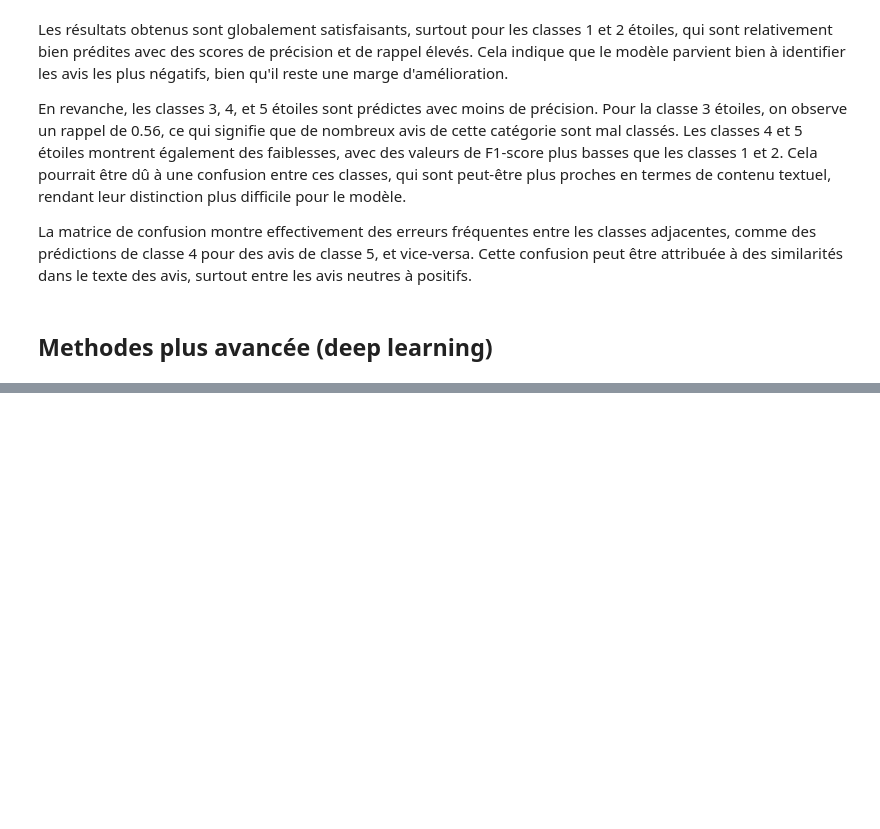
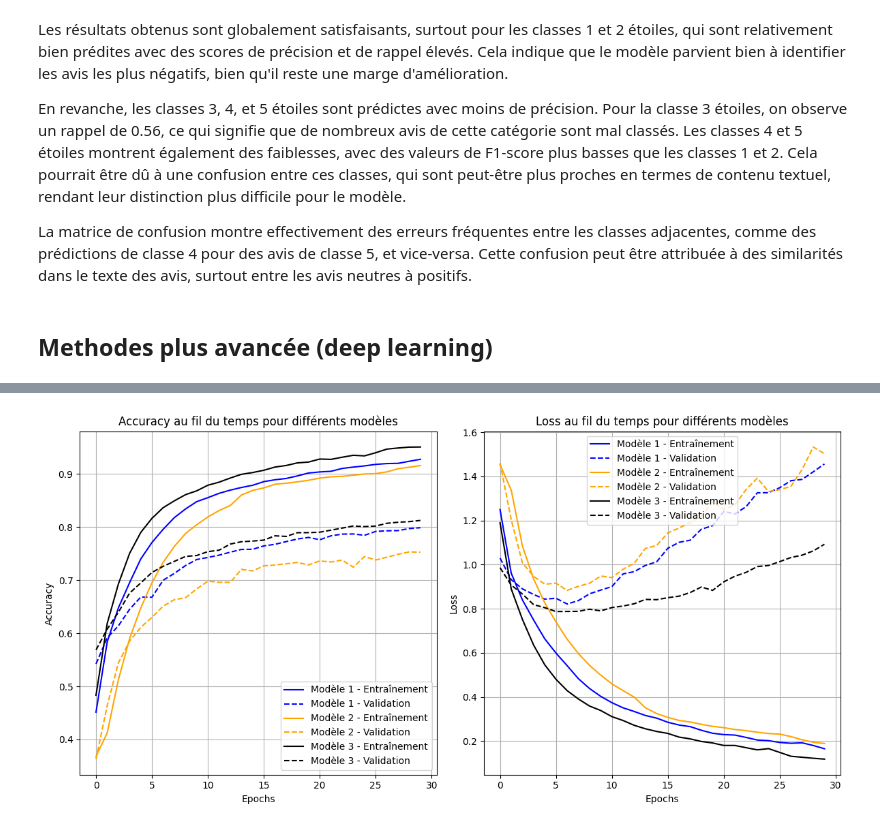
Before and after one commit to KylianSts/UGC_project, a Jupyter notebook: Prediction_satisfaction_avis.ipynb, the cells around one changed output, grey strips where cells are left out. Drawn from its saved outputs; the diff is of its cells as text; code cells hidden in the pictures; blank space fills up the shorter version.

```diff
--- a/Prediction_satisfaction_avis.ipynb
+++ b/Prediction_satisfaction_avis.ipynb
@@ -357,39 +416,41 @@ for i in range(1, 5):
 # %%
-colors = ['skyblue', 'gold', 'green', 'pink']
+colors = ['blue', 'orange', 'black']
 
 plt.figure(figsize=(12, 6))
 plt.subplot(1,2,1)
 # Charger et tracer les courbes de chaque modèle
-for i in range(1, 5):
+for i in range(1, 4):
     history = joblib.load(f'Entrainement_modeles_deep/rnn_classique_history_{i}.joblib')
 
     plt.plot(history.history['accuracy'], label=f'Modèle {i} - Entraînement', color=colors[i-1])
     plt.plot(history.history['val_accuracy'], label=f'Modèle {i} - Validation', color=colors[i-1], linestyle='--')
 
 # Ajouter des détails au graphique
 plt.title('Accuracy au fil du temps pour différents modèles')
 plt.xlabel('Epochs')
 plt.ylabel('Accuracy')
 plt.legend()
 plt.grid()
 
 plt.subplot(1,2,2)
 # Charger et tracer les courbes de chaque modèle
-for i in range(1, 5):
+for i in range(1, 4):
     history = joblib.load(f'Entrainement_modeles_deep/rnn_classique_history_{i}.joblib')
 
     plt.plot(history.history['loss'], label=f'Modèle {i} - Entraînement', color=colors[i-1])
     plt.plot(history.history['val_loss'], label=f'Modèle {i} - Validation', color=colors[i-1], linestyle='--')
 
 # Ajouter des détails au graphique
 plt.title('Loss au fil du temps pour différents modèles')
 plt.xlabel('Epochs')
 plt.ylabel('Loss')
 plt.legend()
 plt.grid()
 
 plt.tight_layout()
 plt.show()
+# %% [output]
+[figure, added]
 # %%
 rnn = load_model(f'Entrainement_modeles_deep/rnn_classique_4.keras')
 
```
Also changed, not shown: parts of 10 cells of this notebook.
